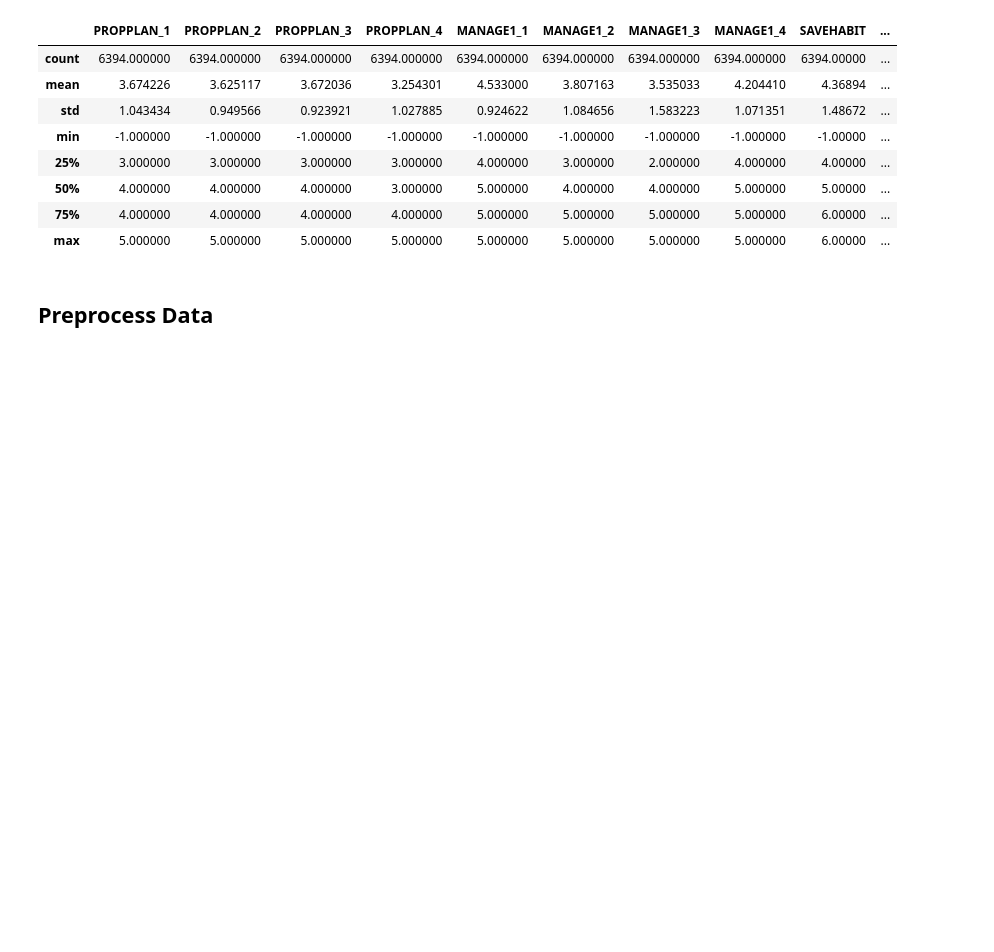
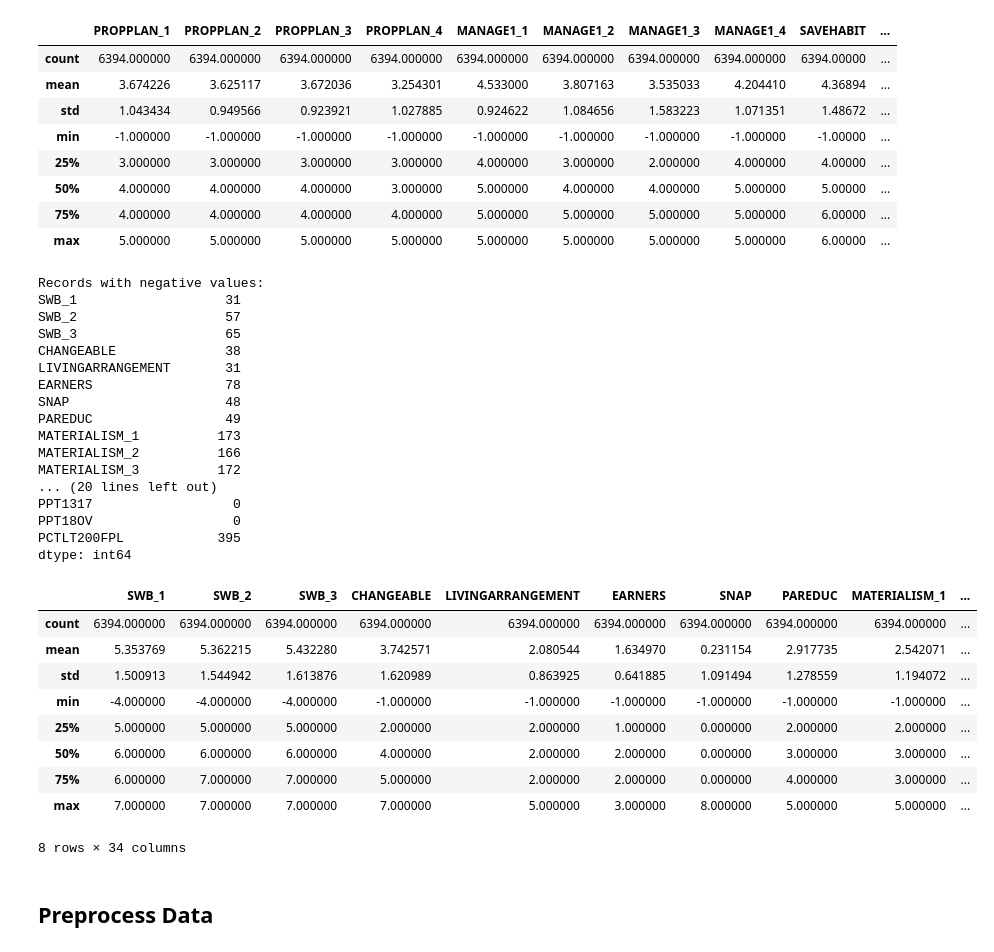
Before and after one commit to jeffdubo/project-4-financial-well-being, a Jupyter notebook: data_exploration_2.ipynb, the cells around one changed output. Drawn from its saved outputs; the diff is of its cells as text; code cells hidden in the pictures; blank space fills up the shorter version.

```diff
--- a/data_exploration_2.ipynb
+++ b/data_exploration_2.ipynb
@@ -428,6 +436,39 @@ dtype: int64
 | 50% | 4.000000 | 4.000000 | 4.000000 | 3.000000 | 5.000000 | 4.000000 | 4.000000 | 5.000000 | 5.00000 | ... |
 | 75% | 4.000000 | 4.000000 | 4.000000 | 4.000000 | 5.000000 | 5.000000 | 5.000000 | 5.000000 | 6.00000 | ... |
 | max | 5.000000 | 5.000000 | 5.000000 | 5.000000 | 5.000000 | 5.000000 | 5.000000 | 5.000000 | 6.00000 | ... |
+# %%
+# Other
+other_df = survey_df[other_measures]
+print(f'Records with negative values:\n{other_df.lt(0).sum()}')
+other_df.describe()
+# %% [output]
+Records with negative values:
+SWB_1                   31
+SWB_2                   57
+SWB_3                   65
+CHANGEABLE              38
+LIVINGARRANGEMENT       31
+EARNERS                 78
+SNAP                    48
+PAREDUC                 49
+MATERIALISM_1          173
+MATERIALISM_2          166
+MATERIALISM_3          172
+... (20 lines left out)
+PPT1317                  0
+PPT18OV                  0
+PCTLT200FPL            395
+dtype: int64
+|  | SWB_1 | SWB_2 | SWB_3 | CHANGEABLE | LIVINGARRANGEMENT | EARNERS | SNAP | PAREDUC | MATERIALISM_1 | ... |
+| count | 6394.000000 | 6394.000000 | 6394.000000 | 6394.000000 | 6394.000000 | 6394.000000 | 6394.000000 | 6394.000000 | 6394.000000 | ... |
+| mean | 5.353769 | 5.362215 | 5.432280 | 3.742571 | 2.080544 | 1.634970 | 0.231154 | 2.917735 | 2.542071 | ... |
+| std | 1.500913 | 1.544942 | 1.613876 | 1.620989 | 0.863925 | 0.641885 | 1.091494 | 1.278559 | 1.194072 | ... |
+| min | -4.000000 | -4.000000 | -4.000000 | -1.000000 | -1.000000 | -1.000000 | -1.000000 | -1.000000 | -1.000000 | ... |
+| 25% | 5.000000 | 5.000000 | 5.000000 | 2.000000 | 2.000000 | 1.000000 | 0.000000 | 2.000000 | 2.000000 | ... |
+| 50% | 6.000000 | 6.000000 | 6.000000 | 4.000000 | 2.000000 | 2.000000 | 0.000000 | 3.000000 | 3.000000 | ... |
+| 75% | 6.000000 | 7.000000 | 7.000000 | 5.000000 | 2.000000 | 2.000000 | 0.000000 | 4.000000 | 3.000000 | ... |
+| max | 7.000000 | 7.000000 | 7.000000 | 7.000000 | 5.000000 | 3.000000 | 8.000000 | 5.000000 | 5.000000 | ... |
+8 rows × 34 columns
 # %% [markdown]
 ## Preprocess Data
 # %%
```
Also changed, not shown: parts of 8 cells of this notebook, 3 other files.
